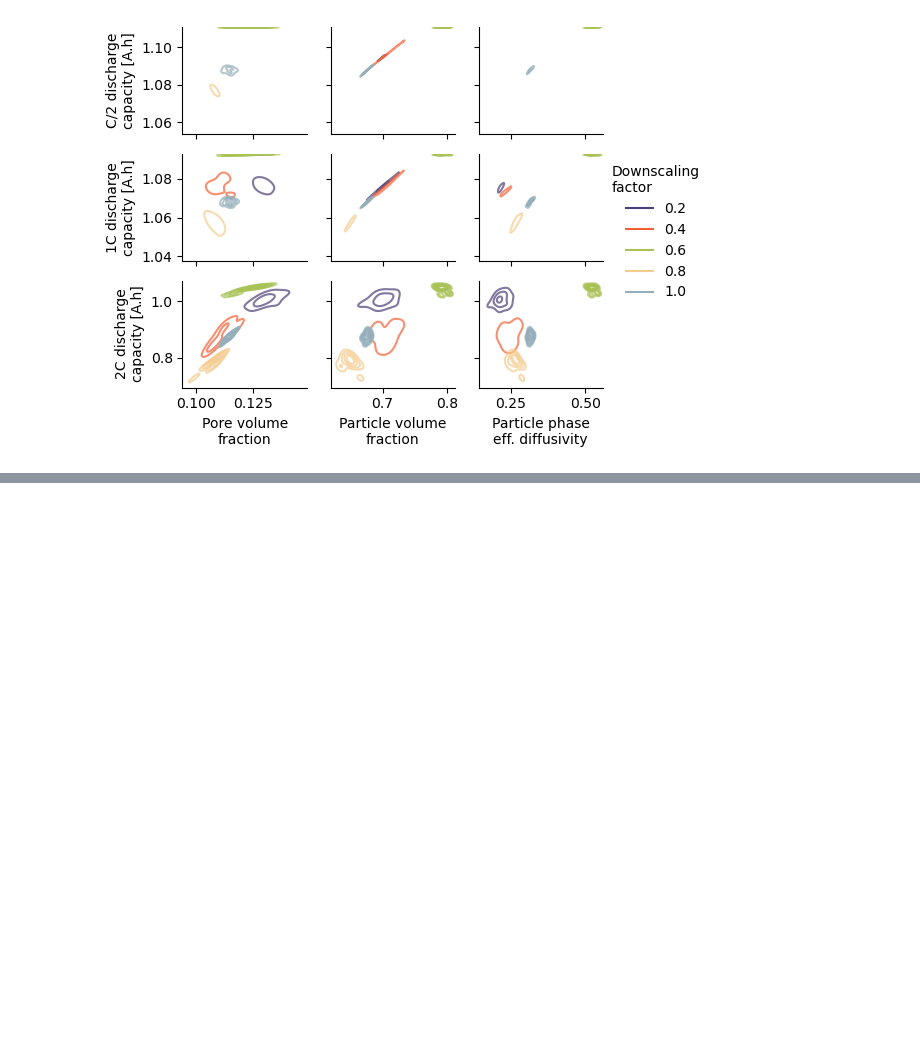
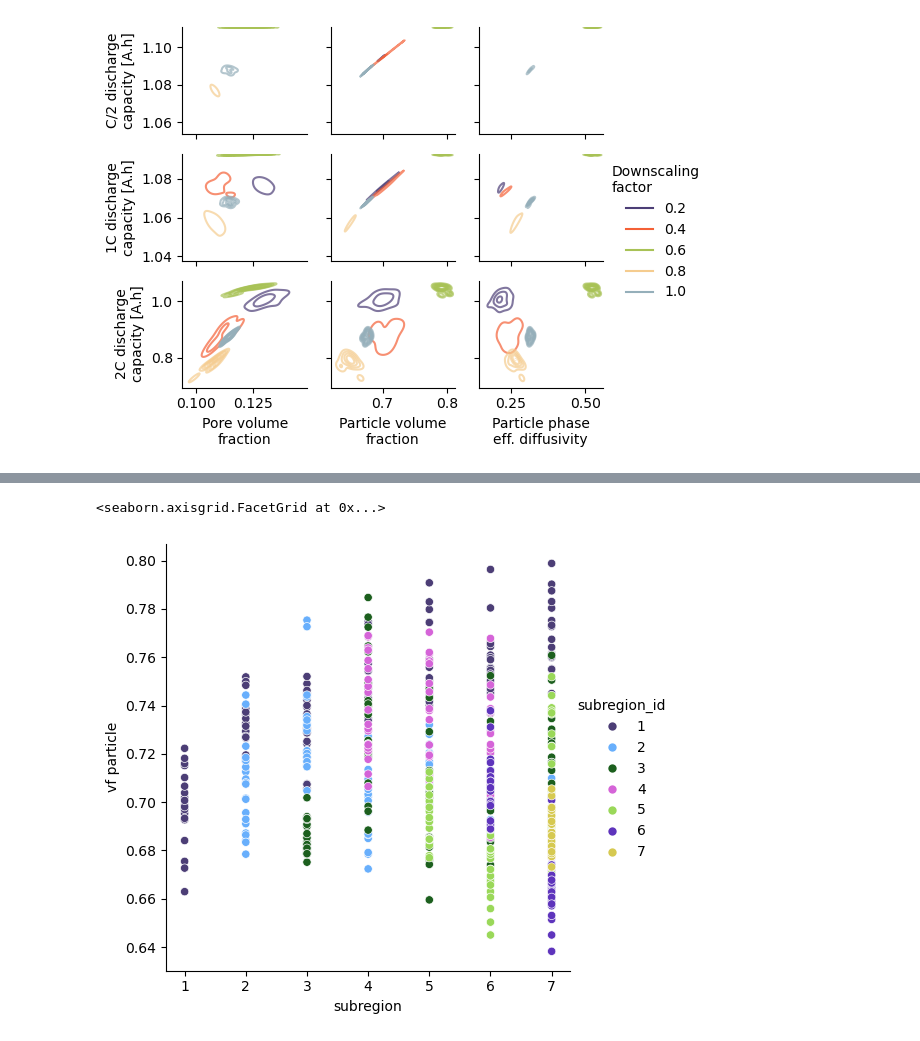
Before and after one commit to NREL/sem-to-echem, a Jupyter notebook: results_analysis.ipynb, the cells around one changed output, grey strips where cells are left out. Drawn from its saved outputs; the diff is of its cells as text; code cells hidden in the pictures; blank space fills up the shorter version.

```diff
--- a/results_analysis.ipynb
+++ b/results_analysis.ipynb
@@ -354,0 +369,5 @@ plt.tight_layout()
+# %%
+sns.relplot(data=df_0p2, x='subregion', y='vf particle', hue='subregion_id', palette=colors)
+# %% [output]
+<seaborn.axisgrid.FacetGrid at 0x...>
+[figure, added]
```
Also changed, not shown: parts of 10 cells of this notebook, 10 other files.
